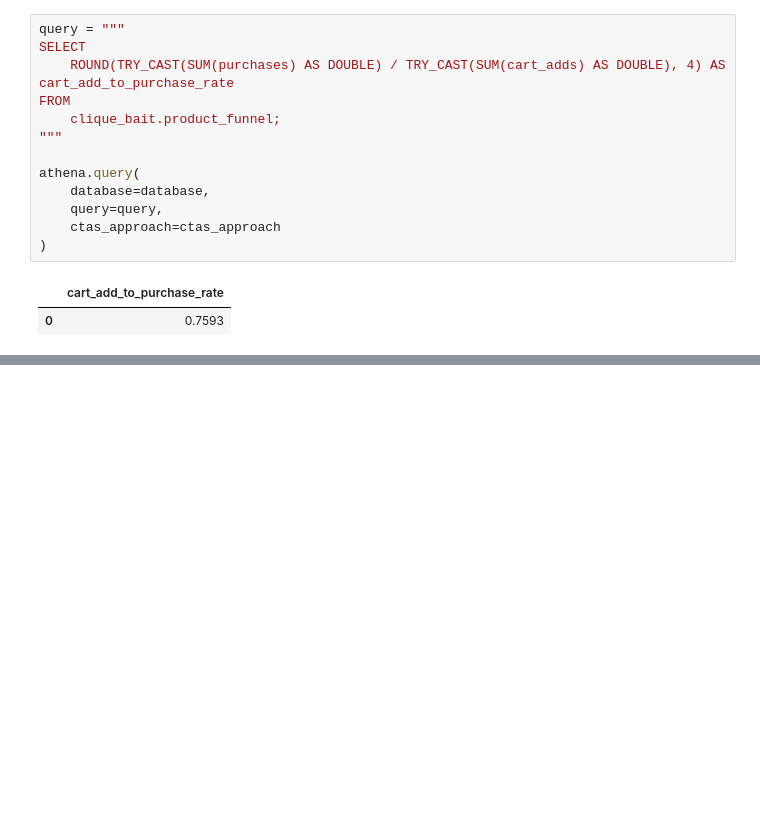
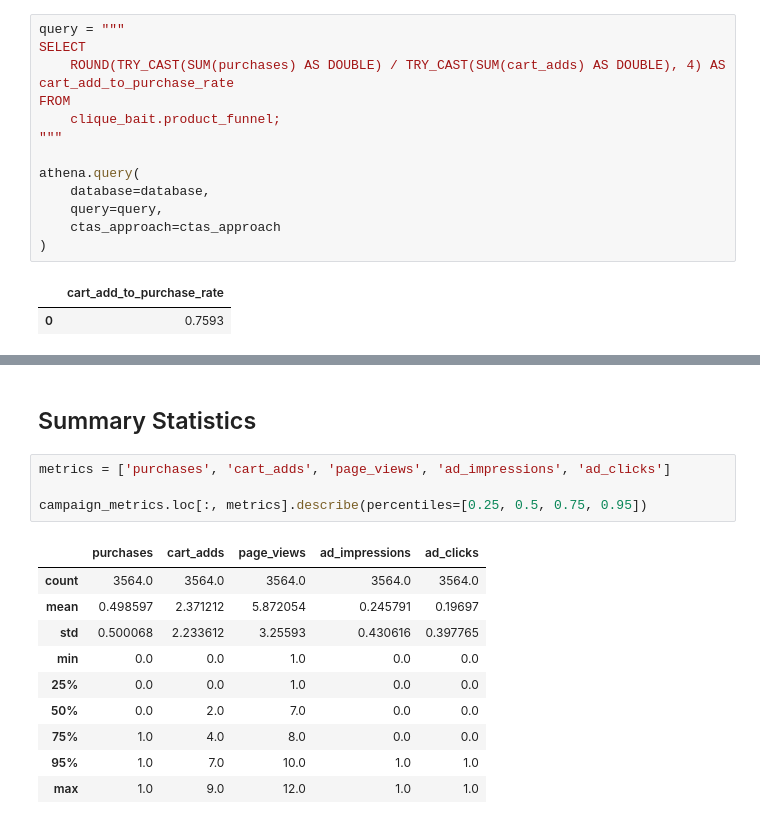
Before and after one commit to yangwu1227/sql-case-studies, a Jupyter notebook: case_studies/clique_bait/notebooks/business_questions.ipynb, the cells around one changed output, grey strips where cells are left out. Cells and saved outputs as stored; diff of their text form; blank space fills up the shorter version.

```diff
--- a/case_studies/clique_bait/notebooks/business_questions.ipynb
+++ b/case_studies/clique_bait/notebooks/business_questions.ipynb
@@ -1221,0 +1504,17 @@ athena.query(
+# %% [markdown]
+## Summary Statistics
+# %%
+metrics = ['purchases', 'cart_adds', 'page_views', 'ad_impressions', 'ad_clicks']
+
+campaign_metrics.loc[:, metrics].describe(percentiles=[0.25, 0.5, 0.75, 0.95])
+# %% [output]
+|  | purchases | cart_adds | page_views | ad_impressions | ad_clicks |
+| count | 3564.0 | 3564.0 | 3564.0 | 3564.0 | 3564.0 |
+| mean | 0.498597 | 2.371212 | 5.872054 | 0.245791 | 0.19697 |
+| std | 0.500068 | 2.233612 | 3.25593 | 0.430616 | 0.397765 |
+| min | 0.0 | 0.0 | 1.0 | 0.0 | 0.0 |
+| 25% | 0.0 | 0.0 | 1.0 | 0.0 | 0.0 |
+| 50% | 0.0 | 2.0 | 7.0 | 0.0 | 0.0 |
+| 75% | 1.0 | 4.0 | 8.0 | 0.0 | 0.0 |
+| 95% | 1.0 | 7.0 | 10.0 | 1.0 | 1.0 |
+| max | 1.0 | 9.0 | 12.0 | 1.0 | 1.0 |
```
Also changed, not shown: parts of 24 cells of this notebook, 2 other files.
